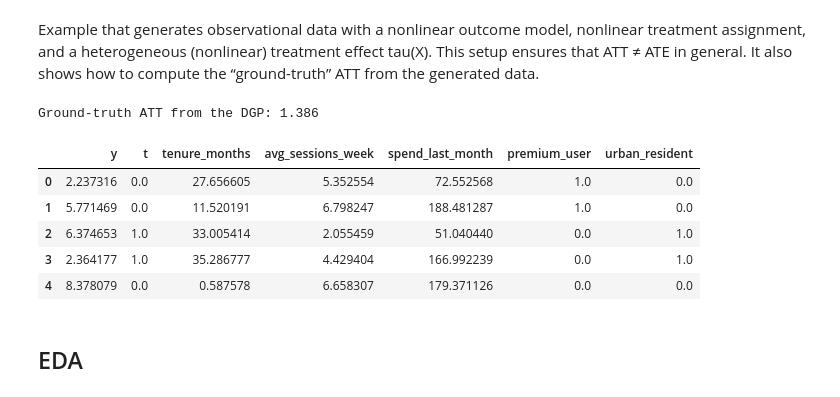
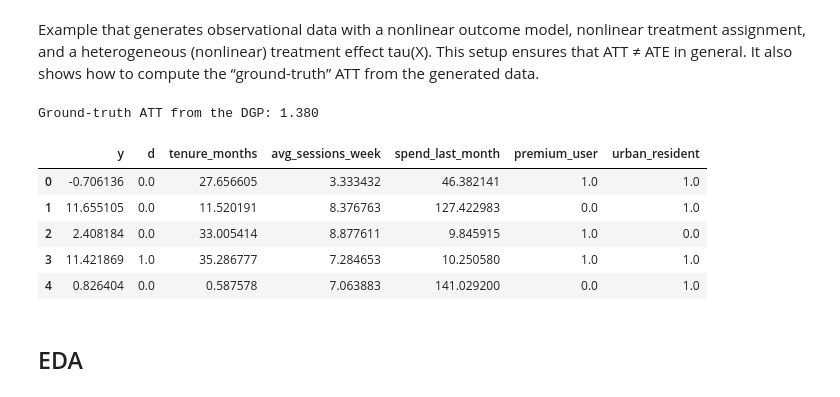
Before and after one commit to IoannMartynov/CausalKit, a Jupyter notebook: docs/examples/dml_atte.ipynb, the cells around one changed output. Cells and saved outputs as stored; diff of their text form; code cells hidden in the pictures.

```diff
--- a/docs/examples/dml_atte.ipynb
+++ b/docs/examples/dml_atte.ipynb
@@ -63,7 +63,7 @@ def g_y(X: np.ndarray) -> np.ndarray:
     )
 
 # 3) Nonlinear treatment score f_t(X) = X @ beta_t + g_t(X)
-beta_t = np.array([
+beta_d = np.array([
     0.010,  # tenure_months
     0.12,   # avg_sessions_week
     0.001,  # spend_last_month
@@ -71,7 +71,7 @@ beta_t = np.array([
     0.25,   # urban_resident
 ], dtype=float)
 
-def g_t(X: np.ndarray) -> np.ndarray:
+def g_d(X: np.ndarray) -> np.ndarray:
     tenure_years = X[:, TENURE] / 12.0
     sessions = X[:, SESS]
     spend = X[:, SPEND]
@@ -108,57 +108,57 @@ def tau_fn(X: np.ndarray) -> np.ndarray:
 
 # 5) Noise and prevalence
 sigma_y = 3.5
-target_t_rate = 0.35  # enforce ~35% treated via intercept calibration
+target_d_rate = 0.35  # enforce ~35% treated via intercept calibration
 
 # 6) Build generator
 gen = CausalDatasetGenerator(
     outcome_type="continuous",
     sigma_y=sigma_y,
-    target_t_rate=target_t_rate,
+    target_d_rate=target_d_rate,
     seed=42,
     # Confounders
     confounder_specs=confounder_specs,
     # Outcome/treatment structure
     beta_y=beta_y,
-    beta_t=beta_t,
+    beta_d=beta_d,
     g_y=g_y,
-    g_t=g_t,
+    g_d=g_d,
     # Heterogeneous effect
     tau=tau_fn,
 )
 
 # 7) Generate data (full dataframe includes ground-truth columns: propensity, mu0, mu1, cate)
-n = 10000
+n = 1000000
 generated_df = gen.generate(n)
 
 # Ground-truth ATT (on the natural scale): E[tau(X) | T=1] = mean CATE among the treated
-true_att = float(generated_df.loc[generated_df["t"] == 1, "cate"].mean())
+true_att = float(generated_df.loc[generated_df["d"] == 1, "cate"].mean())
 print(f"Ground-truth ATT from the DGP: {true_att:.3f}")
 
 # 8) Wrap as CausalData for downstream workflows (keeps only y, t, and specified confounders)
 causal_data = CausalData(
     df=generated_df,
-    treatment="t",
+    treatment="d",
     outcome="y",
     confounders=[
         "tenure_months",
         "avg_sessions_week",
         "spend_last_month",
         "premium_user",
         "urban_resident",
     ],
 )
 
 # Peek at the analysis-ready view
 causal_data.df.head()
 # %% [output]
-Ground-truth ATT from the DGP: 1.386
+Ground-truth ATT from the DGP: 1.380
-|  | y | t | tenure_months | avg_sessions_week | spend_last_month | premium_user | urban_resident |
-| 0 | 2.237316 | 0.0 | 27.656605 | 5.352554 | 72.552568 | 1.0 | 0.0 |
-| 1 | 5.771469 | 0.0 | 11.520191 | 6.798247 | 188.481287 | 1.0 | 0.0 |
-| 2 | 6.374653 | 1.0 | 33.005414 | 2.055459 | 51.040440 | 0.0 | 1.0 |
-| 3 | 2.364177 | 1.0 | 35.286777 | 4.429404 | 166.992239 | 0.0 | 1.0 |
-| 4 | 8.378079 | 0.0 | 0.587578 | 6.658307 | 179.371126 | 0.0 | 0.0 |
+|  | y | d | tenure_months | avg_sessions_week | spend_last_month | premium_user | urban_resident |
+| 0 | -0.706136 | 0.0 | 27.656605 | 3.333432 | 46.382141 | 1.0 | 1.0 |
+| 1 | 11.655105 | 0.0 | 11.520191 | 8.376763 | 127.422983 | 0.0 | 1.0 |
+| 2 | 2.408184 | 0.0 | 33.005414 | 8.877611 | 9.845915 | 1.0 | 0.0 |
+| 3 | 11.421869 | 1.0 | 35.286777 | 7.284653 | 10.250580 | 1.0 | 1.0 |
+| 4 | 0.826404 | 0.0 | 0.587578 | 7.063883 | 141.029200 | 0.0 | 1.0 |
 # %% [markdown]
 ## EDA
 # %%
```
Also changed, not shown: parts of 54 cells of this notebook, 6 other files.
